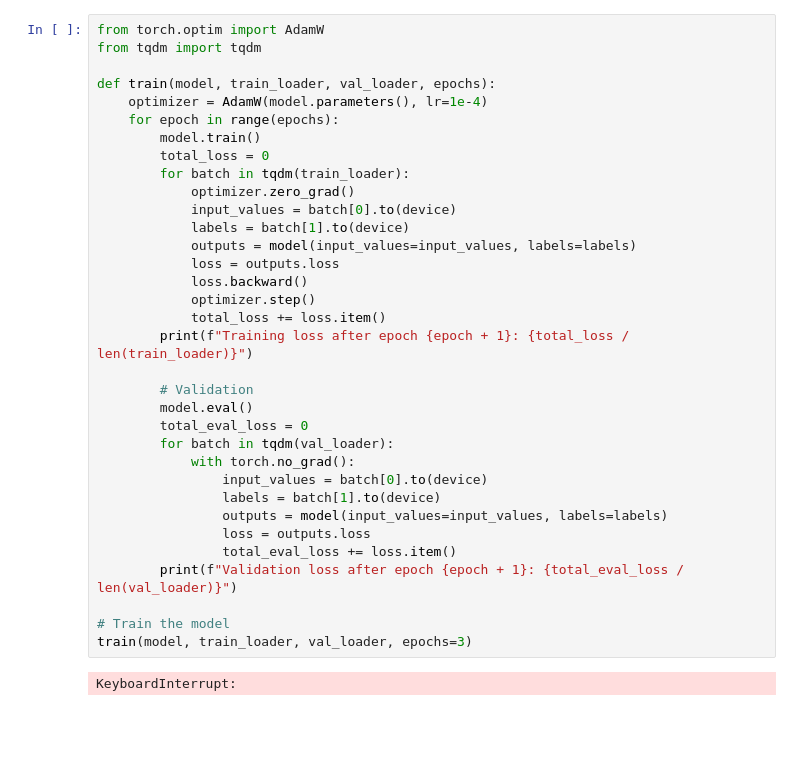
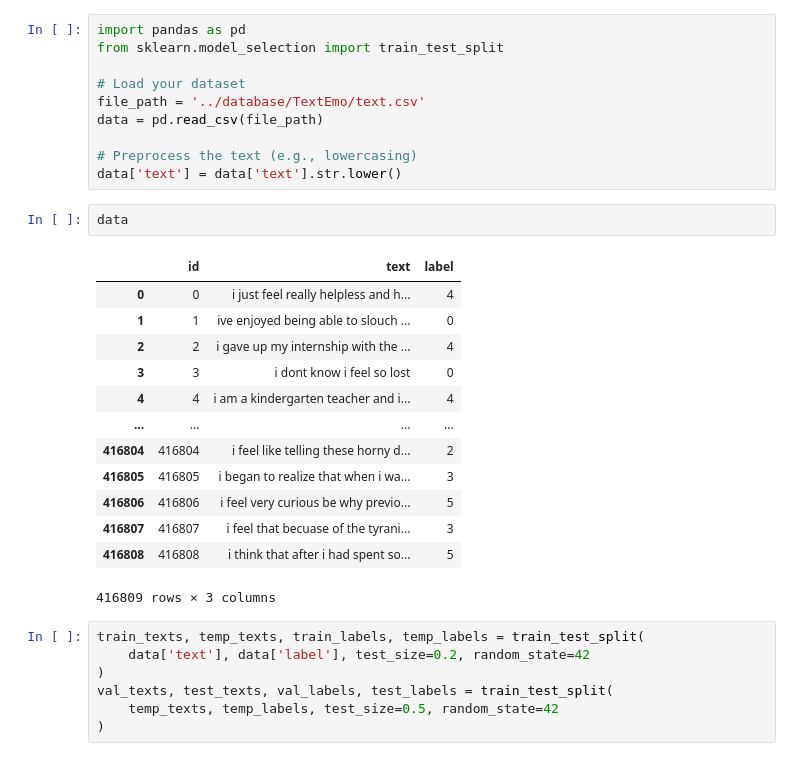
Before and after one commit to Oversoul73/DS-Capstone-Spring-2024, a Jupyter notebook: back-end/BERT.ipynb, the cells around one changed output. Saved outputs shown, nothing was run; the diff lists cells and outputs as text; blank space fills up the shorter version.

```diff
--- a/back-end/BERT.ipynb
+++ b/back-end/BERT.ipynb
@@ -166,36 +23,33 @@ weighted avg       0.05      0.16      0.06      1920
-# %%
-from torch.optim import AdamW
-from tqdm import tqdm
-
-def train(model, train_loader, val_loader, epochs):
-    optimizer = AdamW(model.parameters(), lr=1e-4)
-    for epoch in range(epochs):
-        model.train()
-        total_loss = 0
-        for batch in tqdm(train_loader):
-            optimizer.zero_grad()
-            input_values = batch[0].to(device)
-            labels = batch[1].to(device)
-            outputs = model(input_values=input_values, labels=labels)
-            loss = outputs.loss
-            loss.backward()
-            optimizer.step()
-            total_loss += loss.item()
-        print(f"Training loss after epoch {epoch + 1}: {total_loss / len(train_loader)}")
-
-        # Validation
-        model.eval()
-        total_eval_loss = 0
-        for batch in tqdm(val_loader):
-            with torch.no_grad():
-                input_values = batch[0].to(device)
-                labels = batch[1].to(device)
-                outputs = model(input_values=input_values, labels=labels)
-                loss = outputs.loss
-                total_eval_loss += loss.item()
-        print(f"Validation loss after epoch {epoch + 1}: {total_eval_loss / len(val_loader)}")
-
-# Train the model
-train(model, train_loader, val_loader, epochs=3)
-# %% [output]
-KeyboardInterrupt:
+# %%
+import pandas as pd
+from sklearn.model_selection import train_test_split
+
+# Load your dataset
+file_path = '../database/TextEmo/text.csv'
+data = pd.read_csv(file_path)
+
+# Preprocess the text (e.g., lowercasing)
+data['text'] = data['text'].str.lower()
+# %%
+data
+# %% [output]
+|  | id | text | label |
+| 0 | 0 | i just feel really helpless and h... | 4 |
+| 1 | 1 | ive enjoyed being able to slouch ... | 0 |
+| 2 | 2 | i gave up my internship with the ... | 4 |
+| 3 | 3 | i dont know i feel so lost | 0 |
+| 4 | 4 | i am a kindergarten teacher and i... | 4 |
+| ... | ... | ... | ... |
+| 416804 | 416804 | i feel like telling these horny d... | 2 |
+| 416805 | 416805 | i began to realize that when i wa... | 3 |
+| 416806 | 416806 | i feel very curious be why previo... | 5 |
+| 416807 | 416807 | i feel that becuase of the tyrani... | 3 |
+| 416808 | 416808 | i think that after i had spent so... | 5 |
+416809 rows × 3 columns
+# %%
+train_texts, temp_texts, train_labels, temp_labels = train_test_split(
+    data['text'], data['label'], test_size=0.2, random_state=42
+)
+val_texts, test_texts, val_labels, test_labels = train_test_split(
+    temp_texts, temp_labels, test_size=0.5, random_state=42
+)
```
Also changed, not shown: parts of 14 cells of this notebook, 1 other file.
